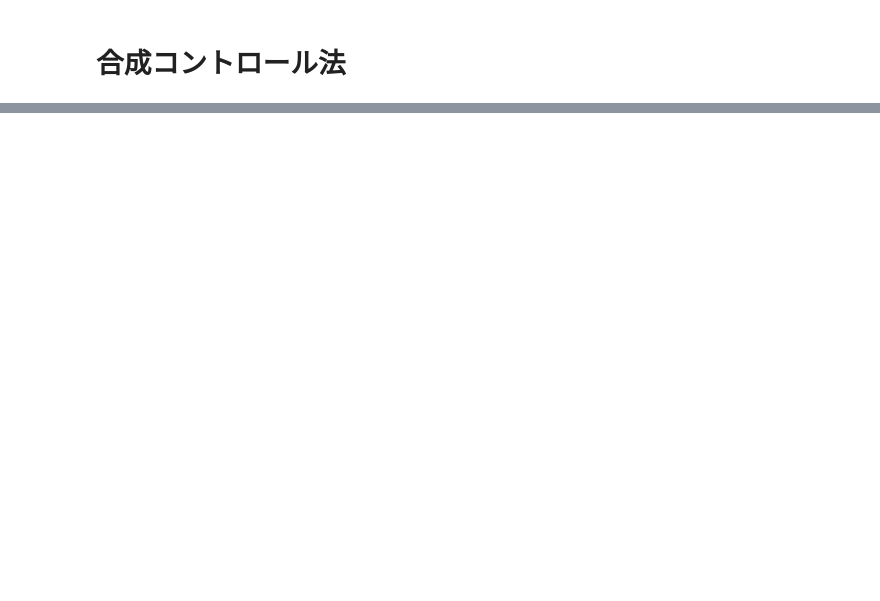
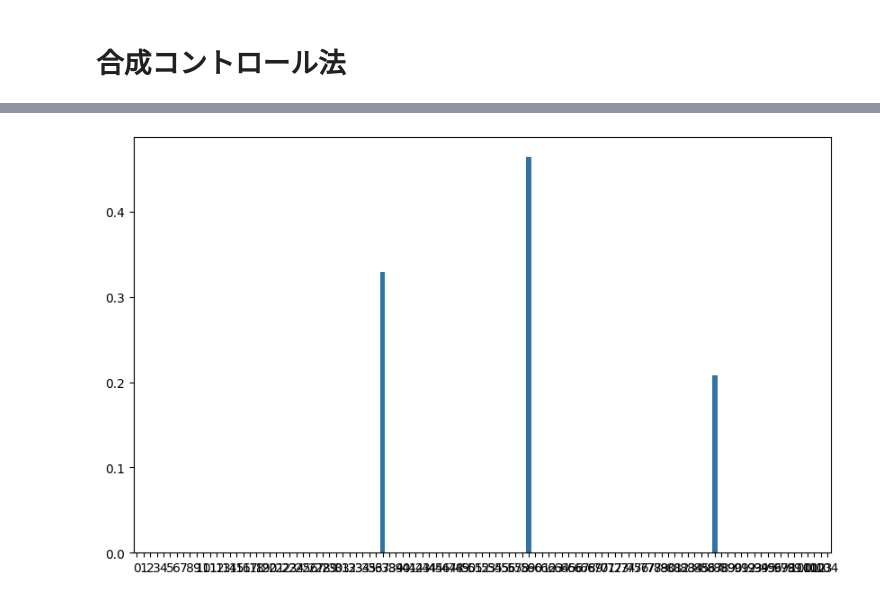
Before and after one commit to Keisei-Akiya/bridge-straw-effects, a Jupyter notebook: src/analysis/frequency/scm/scm.ipynb, the cells around one changed output, grey strips where cells are left out. Cells and saved outputs as stored; diff of their text form; code cells hidden in the pictures; blank space fills up the shorter version.

```diff
--- a/src/analysis/frequency/scm/scm.ipynb
+++ b/src/analysis/frequency/scm/scm.ipynb
@@ -116,0 +42,3 @@ for island_id in treatment_df['island_ids'].unique():
+# %%
+X = control_df.drop(columns=['year'])
+X.shape
@@ -116,0 +73,26 @@ for island_id in treatment_df['island_ids'].unique():
+# %%
+T = len(control_df['year'].unique()) # 観測された時間の長さ
+N = control_df.columns.nunique() - 1 # control unitの数
+
+
+# MSE(平均二乗誤差)を損失関数として、その最小化をする
+def loss_function(w, X, y):
+    return np.mean((y - X @ w)**2)
+
+cons = (
+    {'type': 'eq', 'fun': lambda x: np.sum(x) - 1}
+)
+bounds = [(0, None) for i in range(N)]
+
+alpha_init = np.ones(N) / N
+scm = minimize(
+    loss_function,
+    x0=alpha_init,
+    args=(X, y),
+    constraints=cons,
+    bounds=bounds,
+    method="SLSQP"
+)
+alpha_scm = scm.x
+print(alpha_scm.round(4))
+print(alpha_scm.sum())
@@ -116,0 +112,6 @@ for island_id in treatment_df['island_ids'].unique():
+# %%
+plt.figure(figsize=(10, 6))
+sns.barplot(alpha_scm)
+plt.show()
+# %% [output]
+[figure, added]
```
Also changed, not shown: parts of 21 cells of this notebook, 4 other files.
